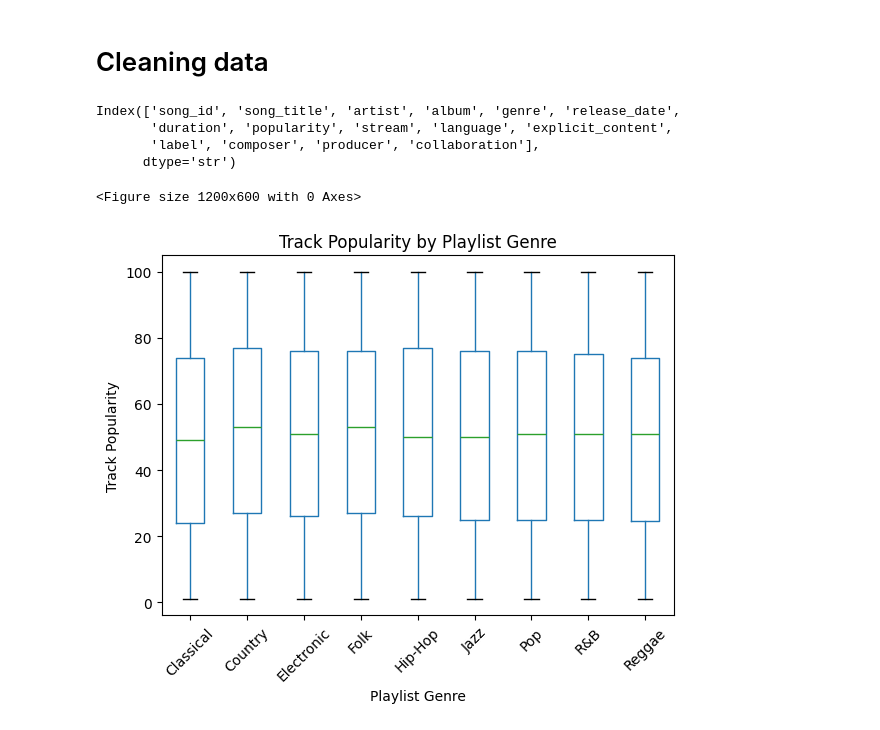
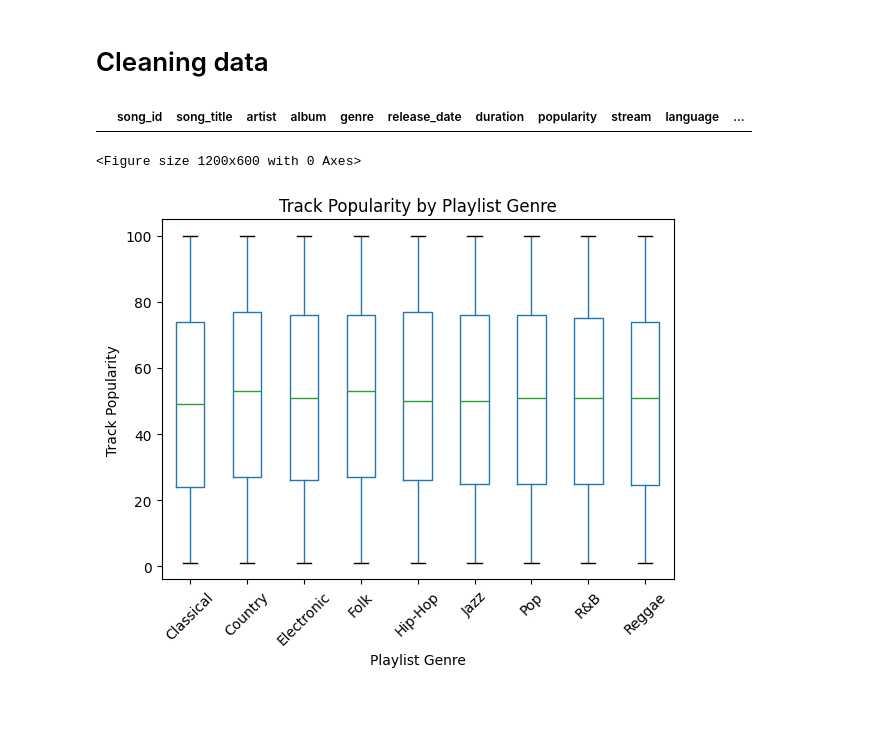
Before and after one commit to Ihaxxxx/Machine-Learning, a Jupyter notebook: Sickit Learn/Supervised Learning/4. Processing Data/Cleaning Data/index.ipynb, the cells around one changed output. Saved outputs shown, nothing was run; the diff lists cells and outputs as text; code cells hidden in the pictures.

```diff
--- a/Sickit Learn/Supervised Learning/4. Processing Data/Cleaning Data/index.ipynb
+++ b/Sickit Learn/Supervised Learning/4. Processing Data/Cleaning Data/index.ipynb
@@ -8,11 +12,8 @@ import matplotlib.pyplot as plt
 music_df = pd.read_csv('spotify_songs_dataset.csv')
 # %%
-music_df.columns
+music_df[music_df['genre'] == 'Rock']
 # %% [output]
-Index(['song_id', 'song_title', 'artist', 'album', 'genre', 'release_date',
-       'duration', 'popularity', 'stream', 'language', 'explicit_content',
-       'label', 'composer', 'producer', 'collaboration'],
-      dtype='str')
+|  | song_id | song_title | artist | album | genre | release_date | duration | popularity | stream | language | ... |
 # %%
 plt.figure(figsize=(12,6))
 
```
Also changed, not shown: parts of 5 cells of this notebook, 9 other files.
